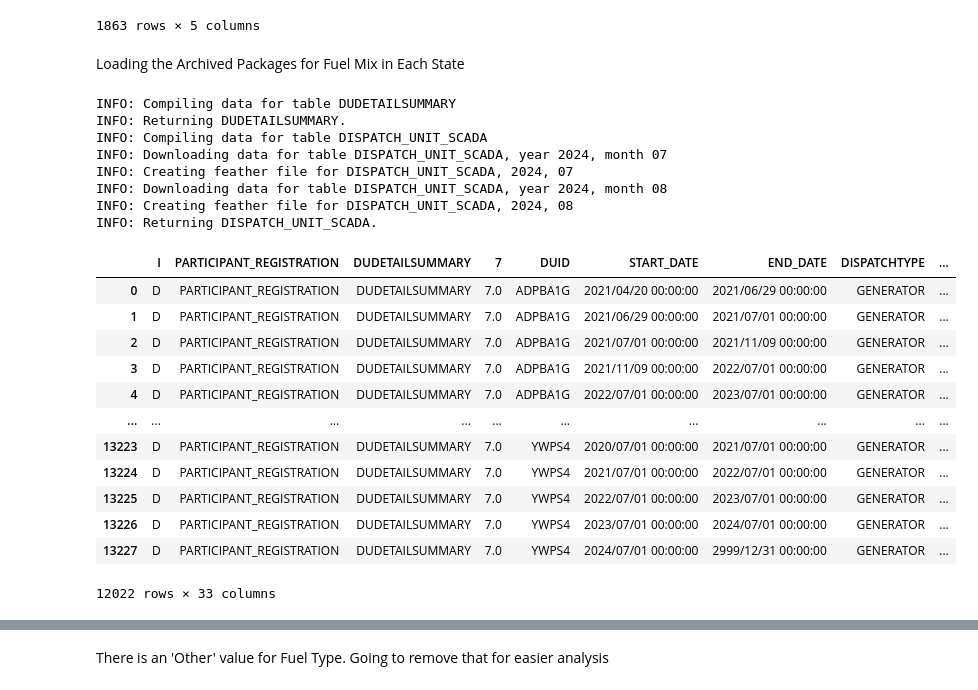
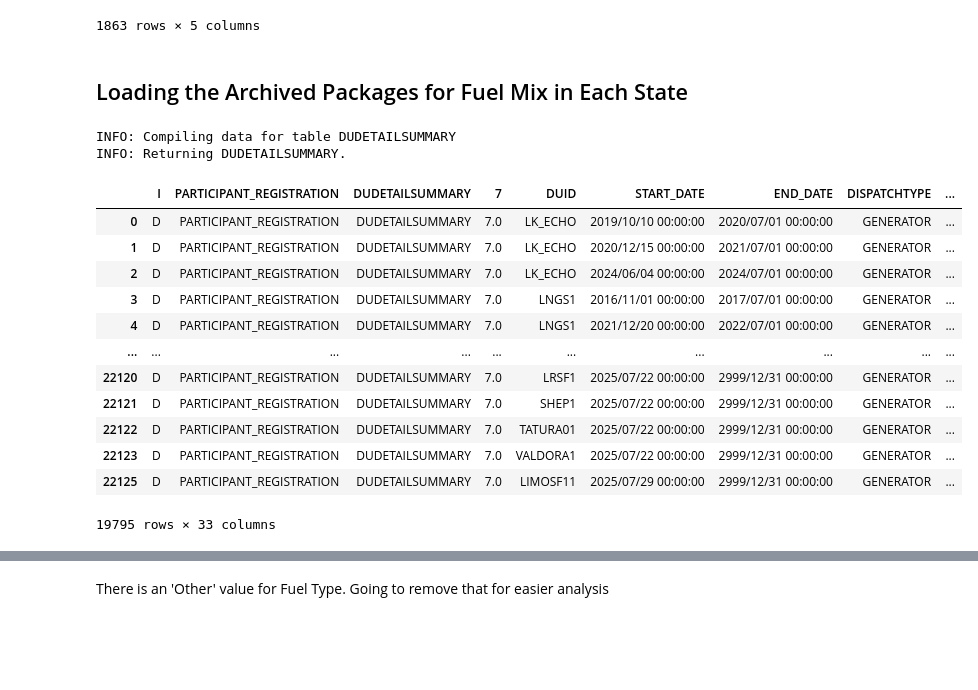
Before and after one commit to aidanlockwood20/IFN695-Codebase, a Jupyter notebook: report.ipynb, the cells around one changed output, grey strips where cells are left out. Cells and saved outputs as stored; diff of their text form; code cells hidden in the pictures; blank space fills up the shorter version.

Commit message:
Completed State Level Visualisations
Former-commit-id: a4ff1f53d24994a2c4b33fa8202620bd456f6391

```diff
--- a/report.ipynb
+++ b/report.ipynb
@@ -30,10 +33,10 @@ renewable_penetration
 | 1862 | 3/8/2025 11:30 | Max | NEM | Wind | 3892.326 |
 1863 rows × 5 columns
 # %% [markdown]
-Loading the Archived Packages for Fuel Mix in Each State
+## Loading the Archived Packages for Fuel Mix in Each State
 # %%
 start_date = '2024/08/01 00:00:00'
-end_date = '2024/08/01 00:00:00'
+end_date = '2025/07/31 00:00:00'
 
 raw_data_cache = '/Users/aidanlockwood/Documents/GitHub/IFN695-Codebase/data/fuel_mix'
 
@@ -41,39 +44,35 @@ dudetail = dynamic_data_compiler(
     start_time = start_date,
     end_time = end_date,
     raw_data_location = raw_data_cache,
-    table_name = 'DUDETAILSUMMARY'
+    table_name = 'DUDETAILSUMMARY',
+    fformat = 'csv'
 )
 
-dispatch = dynamic_data_compiler(
-    start_time = start_date,
-    end_time = end_date,
-    raw_data_location = raw_data_cache,
-    table_name = 'DISPATCH_UNIT_SCADA'
-)
+# dispatch = dynamic_data_compiler(
+#     start_time = start_date,
+#     end_time = end_date,
+#     raw_data_location = raw_data_cache,
+#     table_name = 'DISPATCH_UNIT_SCADA',
+#     fformat = 'csv'
+# )
 # %% [output]
 INFO: Compiling data for table DUDETAILSUMMARY
 INFO: Returning DUDETAILSUMMARY.
-INFO: Compiling data for table DISPATCH_UNIT_SCADA
-INFO: Downloading data for table DISPATCH_UNIT_SCADA, year 2024, month 07
-INFO: Creating feather file for DISPATCH_UNIT_SCADA, 2024, 07
-INFO: Downloading data for table DISPATCH_UNIT_SCADA, year 2024, month 08
-INFO: Creating feather file for DISPATCH_UNIT_SCADA, 2024, 08
-INFO: Returning DISPATCH_UNIT_SCADA.
 # %%
-dudetail_data = pd.read_csv('data/fuel_mix/PUBLIC_DVD_DUDETAILSUMMARY_202407010000.CSV', header = 1)
+dudetail_data = pd.read_csv('data/fuel_mix/PUBLIC_ARCHIVE#DUDETAILSUMMARY#FILE01#202507010000.CSV', header = 1)
 dudetail_generator_data = dudetail_data[dudetail_data['DISPATCHTYPE'] == 'GENERATOR']
 dudetail_generator_data
 # %% [output]
 |  | I | PARTICIPANT_REGISTRATION | DUDETAILSUMMARY | 7 | DUID | START_DATE | END_DATE | DISPATCHTYPE | ... |
-| 0 | D | PARTICIPANT_REGISTRATION | DUDETAILSUMMARY | 7.0 | ADPBA1G | 2021/04/20 00:00:00 | 2021/06/29 00:00:00 | GENERATOR | ... |
-| 1 | D | PARTICIPANT_REGISTRATION | DUDETAILSUMMARY | 7.0 | ADPBA1G | 2021/06/29 00:00:00 | 2021/07/01 00:00:00 | GENERATOR | ... |
-| 2 | D | PARTICIPANT_REGISTRATION | DUDETAILSUMMARY | 7.0 | ADPBA1G | 2021/07/01 00:00:00 | 2021/11/09 00:00:00 | GENERATOR | ... |
-| 3 | D | PARTICIPANT_REGISTRATION | DUDETAILSUMMARY | 7.0 | ADPBA1G | 2021/11/09 00:00:00 | 2022/07/01 00:00:00 | GENERATOR | ... |
-| 4 | D | PARTICIPANT_REGISTRATION | DUDETAILSUMMARY | 7.0 | ADPBA1G | 2022/07/01 00:00:00 | 2023/07/01 00:00:00 | GENERATOR | ... |
+| 0 | D | PARTICIPANT_REGISTRATION | DUDETAILSUMMARY | 7.0 | LK_ECHO | 2019/10/10 00:00:00 | 2020/07/01 00:00:00 | GENERATOR | ... |
+| 1 | D | PARTICIPANT_REGISTRATION | DUDETAILSUMMARY | 7.0 | LK_ECHO | 2020/12/15 00:00:00 | 2021/07/01 00:00:00 | GENERATOR | ... |
+| 2 | D | PARTICIPANT_REGISTRATION | DUDETAILSUMMARY | 7.0 | LK_ECHO | 2024/06/04 00:00:00 | 2024/07/01 00:00:00 | GENERATOR | ... |
+| 3 | D | PARTICIPANT_REGISTRATION | DUDETAILSUMMARY | 7.0 | LNGS1 | 2016/11/01 00:00:00 | 2017/07/01 00:00:00 | GENERATOR | ... |
+| 4 | D | PARTICIPANT_REGISTRATION | DUDETAILSUMMARY | 7.0 | LNGS1 | 2021/12/20 00:00:00 | 2022/07/01 00:00:00 | GENERATOR | ... |
 | ... | ... | ... | ... | ... | ... | ... | ... | ... | ... |
-| 13223 | D | PARTICIPANT_REGISTRATION | DUDETAILSUMMARY | 7.0 | YWPS4 | 2020/07/01 00:00:00 | 2021/07/01 00:00:00 | GENERATOR | ... |
-| 13224 | D | PARTICIPANT_REGISTRATION | DUDETAILSUMMARY | 7.0 | YWPS4 | 2021/07/01 00:00:00 | 2022/07/01 00:00:00 | GENERATOR | ... |
-| 13225 | D | PARTICIPANT_REGISTRATION | DUDETAILSUMMARY | 7.0 | YWPS4 | 2022/07/01 00:00:00 | 2023/07/01 00:00:00 | GENERATOR | ... |
-| 13226 | D | PARTICIPANT_REGISTRATION | DUDETAILSUMMARY | 7.0 | YWPS4 | 2023/07/01 00:00:00 | 2024/07/01 00:00:00 | GENERATOR | ... |
-| 13227 | D | PARTICIPANT_REGISTRATION | DUDETAILSUMMARY | 7.0 | YWPS4 | 2024/07/01 00:00:00 | 2999/12/31 00:00:00 | GENERATOR | ... |
+| 22120 | D | PARTICIPANT_REGISTRATION | DUDETAILSUMMARY | 7.0 | LRSF1 | 2025/07/22 00:00:00 | 2999/12/31 00:00:00 | GENERATOR | ... |
+| 22121 | D | PARTICIPANT_REGISTRATION | DUDETAILSUMMARY | 7.0 | SHEP1 | 2025/07/22 00:00:00 | 2999/12/31 00:00:00 | GENERATOR | ... |
+| 22122 | D | PARTICIPANT_REGISTRATION | DUDETAILSUMMARY | 7.0 | TATURA01 | 2025/07/22 00:00:00 | 2999/12/31 00:00:00 | GENERATOR | ... |
+| 22123 | D | PARTICIPANT_REGISTRATION | DUDETAILSUMMARY | 7.0 | VALDORA1 | 2025/07/22 00:00:00 | 2999/12/31 00:00:00 | GENERATOR | ... |
+| 22125 | D | PARTICIPANT_REGISTRATION | DUDETAILSUMMARY | 7.0 | LIMOSF11 | 2025/07/29 00:00:00 | 2999/12/31 00:00:00 | GENERATOR | ... |
-12022 rows × 33 columns
+19795 rows × 33 columns
```
Also changed, not shown: parts of 60 cells of this notebook, 13 other files.
